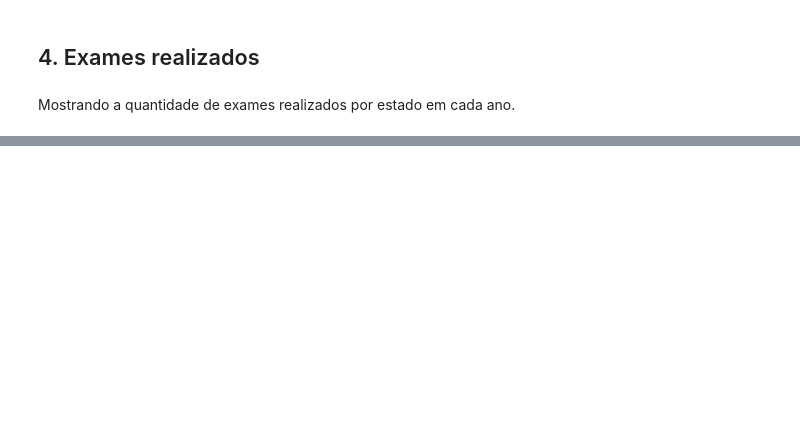
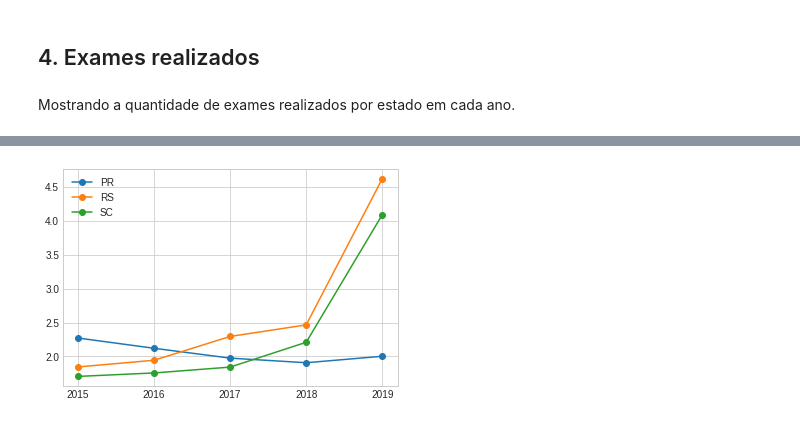
Before and after one commit to souzamarcelo/qualicito, a Jupyter notebook: lab-book.ipynb, the cells around one changed output, grey strips where cells are left out. Drawn from its saved outputs; the diff is of its cells as text; code cells hidden in the pictures; blank space fills up the shorter version.

```diff
--- a/lab-book.ipynb
+++ b/lab-book.ipynb
@@ -213,0 +106,3 @@ analysis.tabelaIndicador(dados, 'per_ins', 'mean')
+# %%
+analysis.plotLinhas(dados, 'ind_pos', 'median')
+# %% [output]
@@ -213,0 +110 @@ analysis.tabelaIndicador(dados, 'per_ins', 'mean')
+[figure, added]
```
Also changed, not shown: parts of 21 cells of this notebook, 1 other file.
